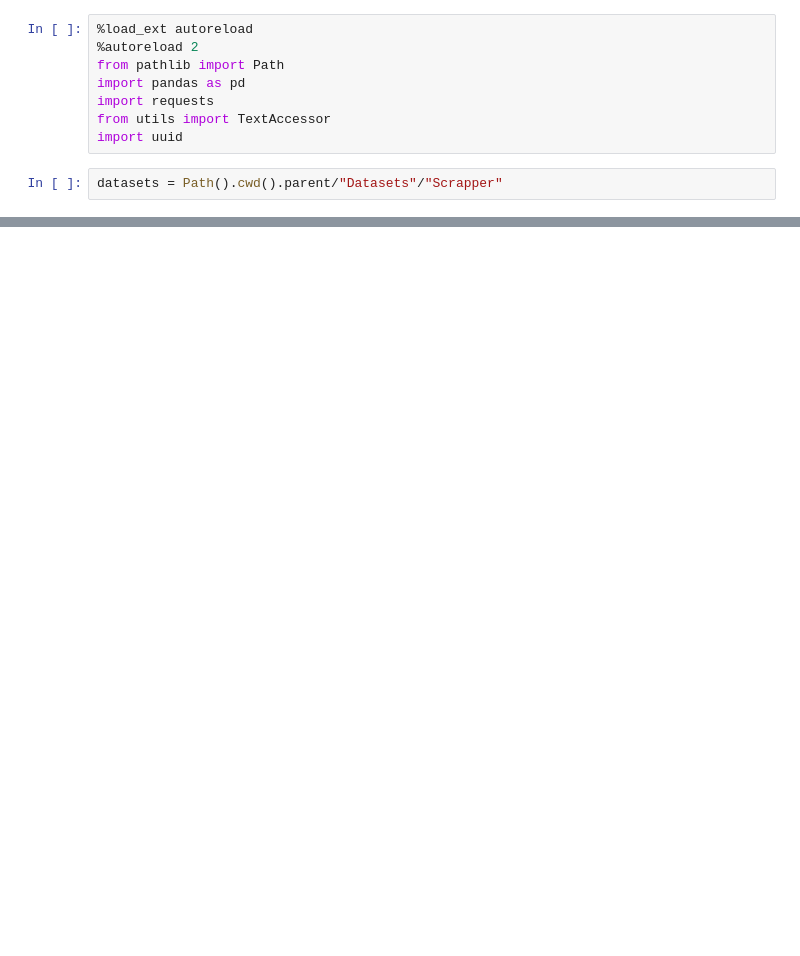
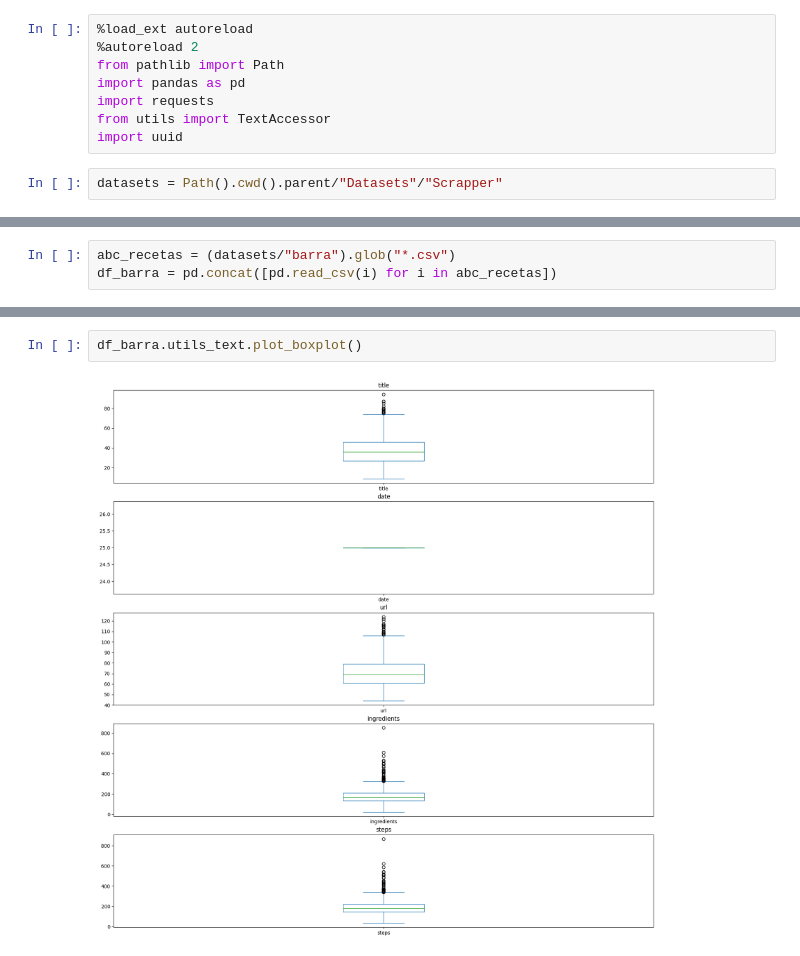
Before and after one commit to Frorozcoloa/ChatCocina, a Jupyter notebook: Notebooks/0.1- Limpieza_de_datos_mycolombian.ipynb, the cells around one changed output, grey strips where cells are left out. Saved outputs shown, nothing was run; the diff lists cells and outputs as text; blank space fills up the shorter version.

```diff
--- a/Notebooks/0.1- Limpieza_de_datos_mycolombian.ipynb
+++ b/Notebooks/0.1- Limpieza_de_datos_mycolombian.ipynb
@@ -295,0 +11,3 @@ df.to_csv(datasets/"dataset.csv", index=False)
+# %%
+abc_recetas = (datasets/"barra").glob("*.csv")
+df_barra = pd.concat([pd.read_csv(i) for i in abc_recetas])
@@ -295,0 +29,4 @@ df.to_csv(datasets/"dataset.csv", index=False)
+# %%
+df_barra.utils_text.plot_boxplot()
+# %% [output]
+[figure, added]
```
Also changed, not shown: parts of 89 cells of this notebook, 7 other files.
